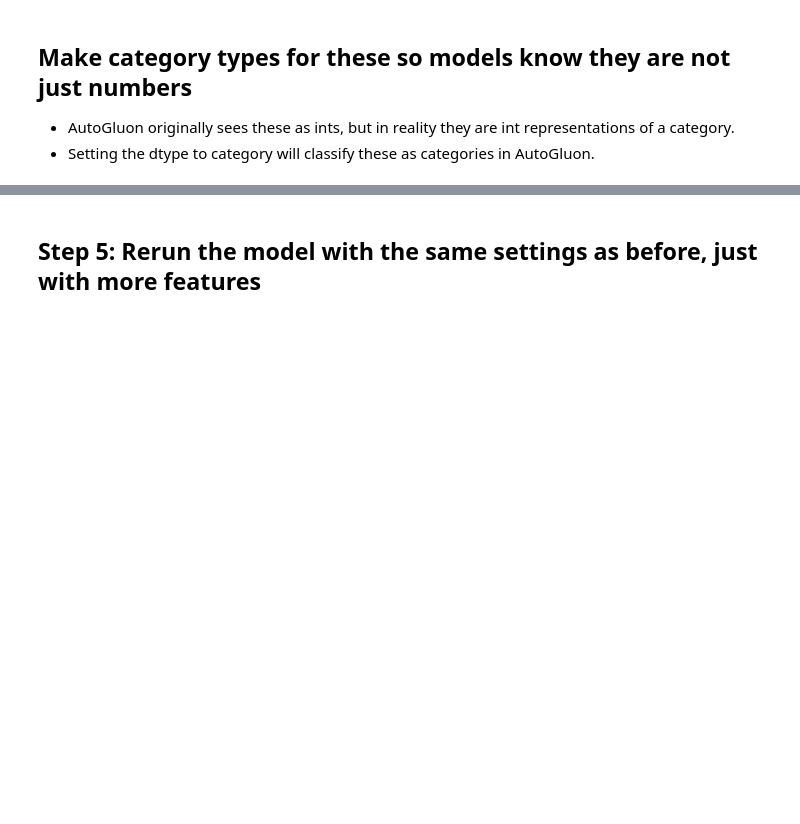
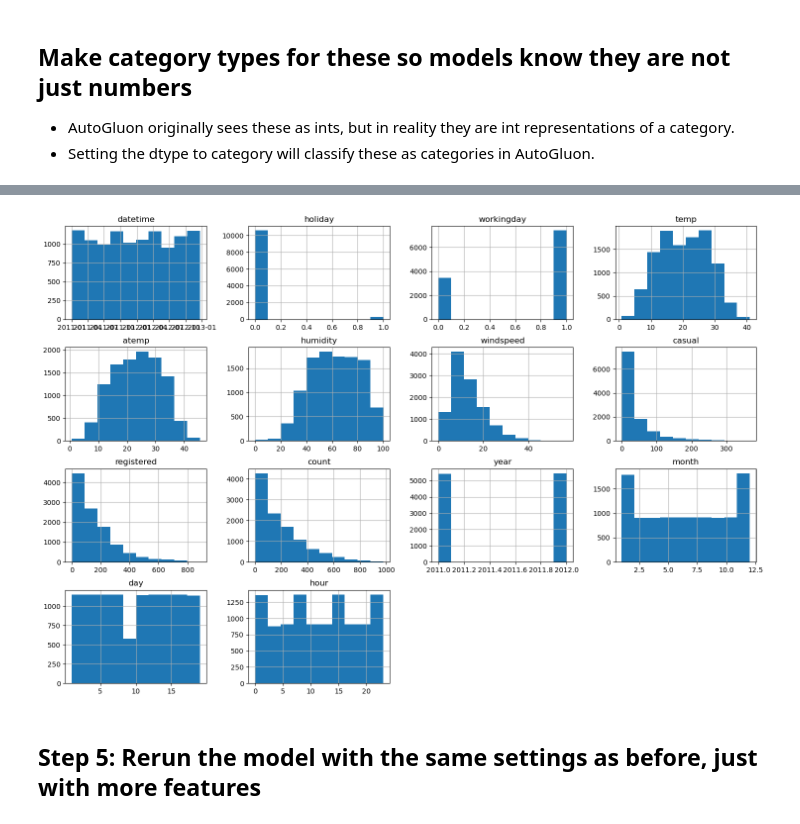
Before and after one commit to Gussiii/Udacity_ML_AWS, a Jupyter notebook: project_1/project-template.ipynb, the cells around one changed output, grey strips where cells are left out. Saved outputs shown, nothing was run; the diff lists cells and outputs as text; code cells hidden in the pictures; blank space fills up the shorter version.

```diff
--- a/project_1/project-template.ipynb
+++ b/project_1/project-template.ipynb
@@ -156,7 +356,15 @@ train.hist()
+# %%
+def new_features(df):
+    return df.assign(
+        hour=df.datetime.dt.hour,
+        day=df.datetime.dt.day,
+        month=df.datetime.dt.month,
+        year=df.datetime.dt.year,
+    )
 # %%
 # create a new feature
-train[?] = ?
-test[?] = ?
+train = new_features(train)
+test = new_features(test)
 # %% [markdown]
 ## Make category types for these so models know they are not just numbers
 * AutoGluon originally sees these as ints, but in reality they are int representations of a category.
@@ -172,5 +387,7 @@ train.head()
 # %%
 # View histogram of all features again now with the hour feature
-train.hist()
+train.hist(figsize=(18,12));
+# %% [output]
+[figure, added]
 # %% [markdown]
 ## Step 5: Rerun the model with the same settings as before, just with more features
```
Also changed, not shown: parts of 39 cells of this notebook, 4 other files.
